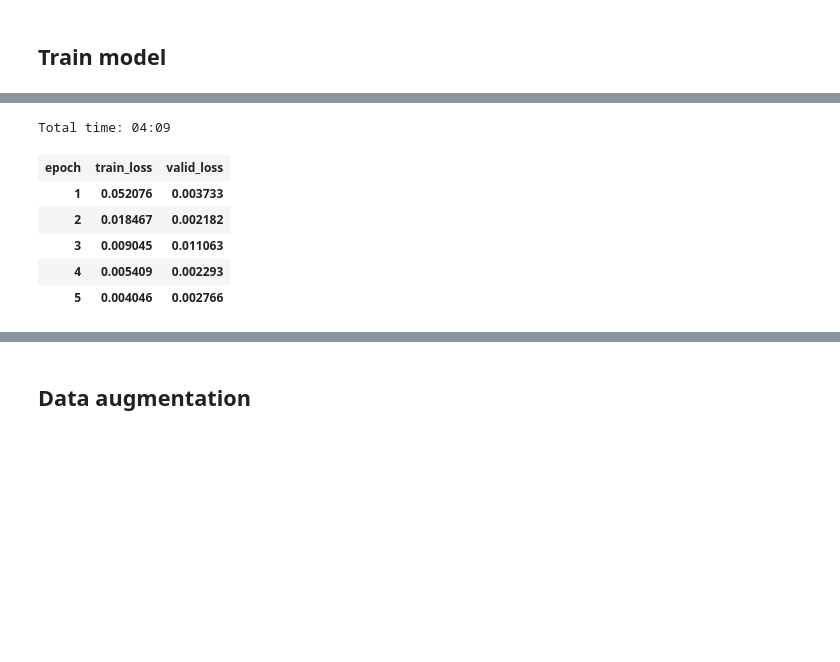
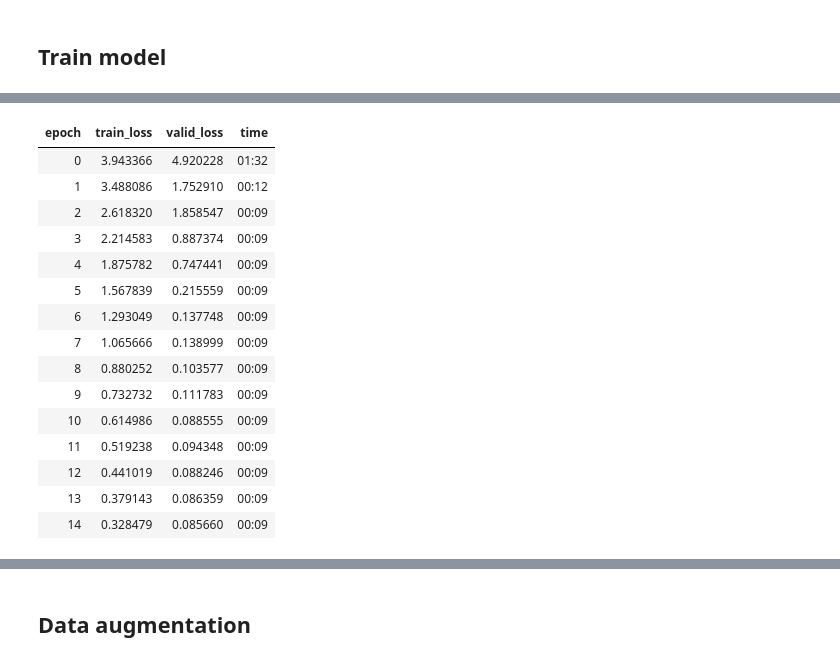
Before and after one commit to bardagan/logo_classifier, a Jupyter notebook: flickr.ipynb, the cells around one changed output, grey strips where cells are left out. Drawn from its saved outputs; the diff is of its cells as text; code cells hidden in the pictures; blank space fills up the shorter version.

```diff
--- a/flickr.ipynb
+++ b/flickr.ipynb
@@ -60,15 +67,14 @@ img.show()
 # ctr = np.genfromtxt(img2txt_name(fname), skip_header=3); ctr
 # %%
 def get_middle(f):
+    if isinstance(f, Path):
+      f = f.name
     ctr = data_points[f]
-    # return tensor(ctr[2],ctr[1])
     return tensor((ctr[4] + ctr[2])/2, (ctr[3]+ctr[1])/2)
-    return convert_biwi(ctr)
 def get_frame(f):
     ctr = data_points[f]
     # return tensor(ctr[2],ctr[1])
     return tensor(ctr[4], ctr[3])
-    return convert_biwi(ctr)
 
 def get_ip(img,pts): return ImagePoints(FlowField(img.size, pts), scale=True)
 # %%
@@ -96,0 +93,3 @@ Show in docs
+# %%
+def rand_valid_func(x):
+  return np.random.random() < 0.2
@@ -97,8 +100,8 @@ Show in docs
 # %%
 tfms = get_transforms(do_flip=False, flip_vert=False, max_warp = 0.0, max_rotate=0.0, max_zoom=1.0)
 data = (PointsItemList.from_folder(path)
-        .split_by_valid_func(lambda o: o.parent.name=='13')
-        .label_from_func(get_ctr)
+        .split_by_valid_func(rand_valid_func)
+        .label_from_func(get_middle)
         .transform(tfms, tfm_y=True, size=(120,160))
         .databunch().normalize(imagenet_stats)
        )
@@ -122,15 +119,24 @@ LR Finder is complete, type {learner_name}.recorder.plot() to see the graph.
 # %%
-lr = 2e-2
+lr = 5e-2
 # %%
-learn.fit_one_cycle(5, slice(lr))
+learn.fit_one_cycle(15, slice(lr))
 # %% [output]
-Total time: 04:09
-| epoch | train_loss | valid_loss |
-| 1 | 0.052076 | 0.003733 |
-| 2 | 0.018467 | 0.002182 |
-| 3 | 0.009045 | 0.011063 |
-| 4 | 0.005409 | 0.002293 |
-| 5 | 0.004046 | 0.002766 |
+| epoch | train_loss | valid_loss | time |
+| 0 | 3.943366 | 4.920228 | 01:32 |
+| 1 | 3.488086 | 1.752910 | 00:12 |
+| 2 | 2.618320 | 1.858547 | 00:09 |
+| 3 | 2.214583 | 0.887374 | 00:09 |
+| 4 | 1.875782 | 0.747441 | 00:09 |
+| 5 | 1.567839 | 0.215559 | 00:09 |
+| 6 | 1.293049 | 0.137748 | 00:09 |
+| 7 | 1.065666 | 0.138999 | 00:09 |
+| 8 | 0.880252 | 0.103577 | 00:09 |
+| 9 | 0.732732 | 0.111783 | 00:09 |
+| 10 | 0.614986 | 0.088555 | 00:09 |
+| 11 | 0.519238 | 0.094348 | 00:09 |
+| 12 | 0.441019 | 0.088246 | 00:09 |
+| 13 | 0.379143 | 0.086359 | 00:09 |
+| 14 | 0.328479 | 0.085660 | 00:09 |
 # %%
 learn.save('stage-1')
 # %%
```
Also changed, not shown: parts of 10 cells of this notebook.
